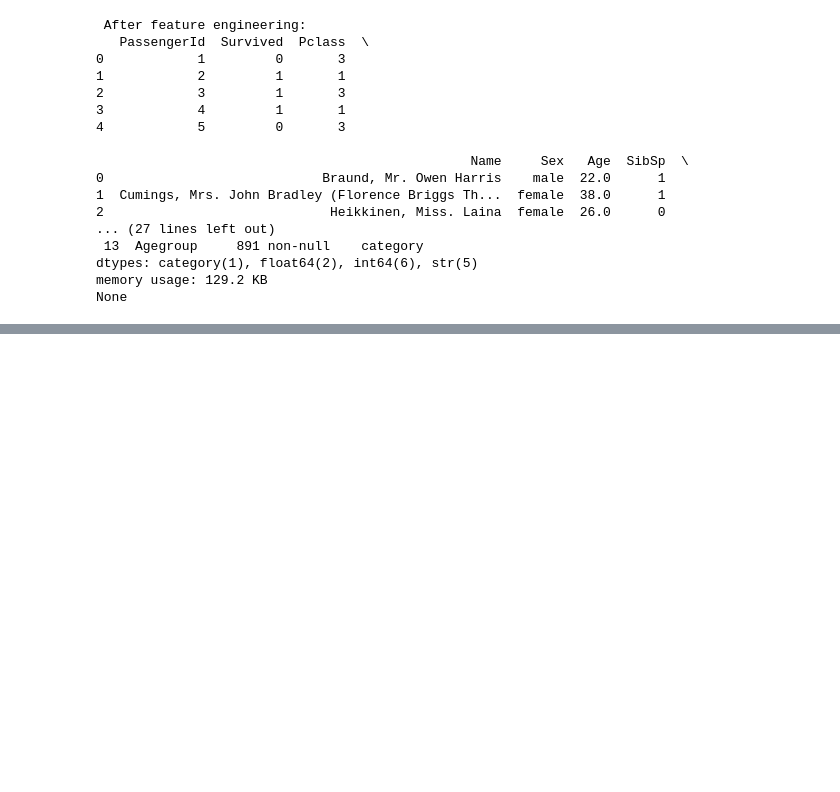
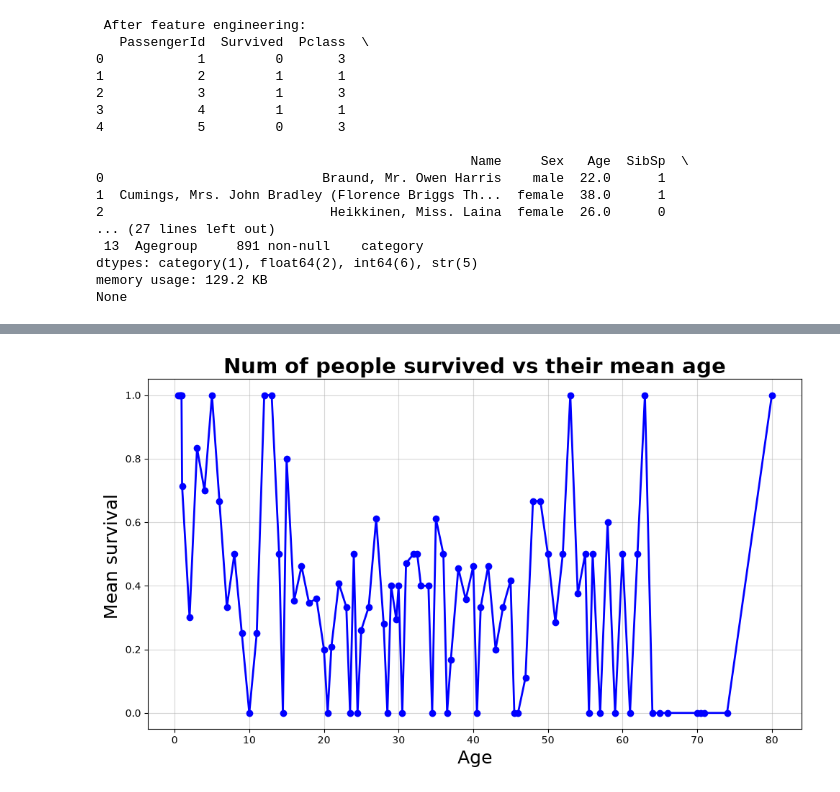
Before and after one commit to pawan-sharma-dev/EDA-on-Titanic-dataset, a Jupyter notebook: new-titanic_eda.ipynb, the cells around one changed output, grey strips where cells are left out. Cells and saved outputs as stored; diff of their text form; code cells hidden in the pictures; blank space fills up the shorter version.

```diff
--- a/new-titanic_eda.ipynb
+++ b/new-titanic_eda.ipynb
@@ -151,0 +174,14 @@ None
+# %%
+df
+survival_by_age=df.groupby('Age')['Survived'].mean()
+# print(survival_by_age.values)
+plt.figure(figsize=(10,6))
+plt.plot(survival_by_age.index,survival_by_age.values,'o-b',linewidth=2)
+plt.title('Num of people survived vs their mean age',fontsize=21,fontweight='bold')
+plt.xlabel('Age',fontsize=18)
+plt.ylabel('Mean survival ',fontsize=18)
+plt.tight_layout()
+plt.grid(True, alpha=0.5)
+plt.show()
+# %% [output]
+[figure, added]
```
Also changed, not shown: parts of 5 cells of this notebook.
